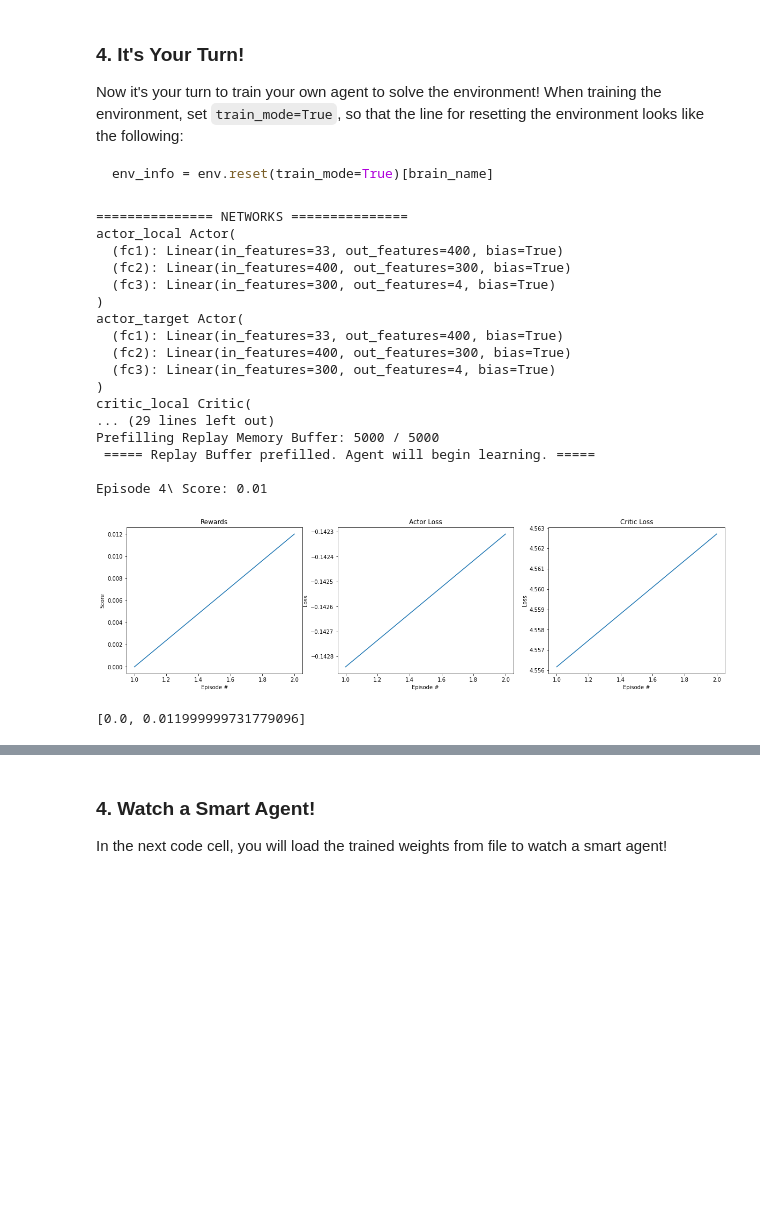
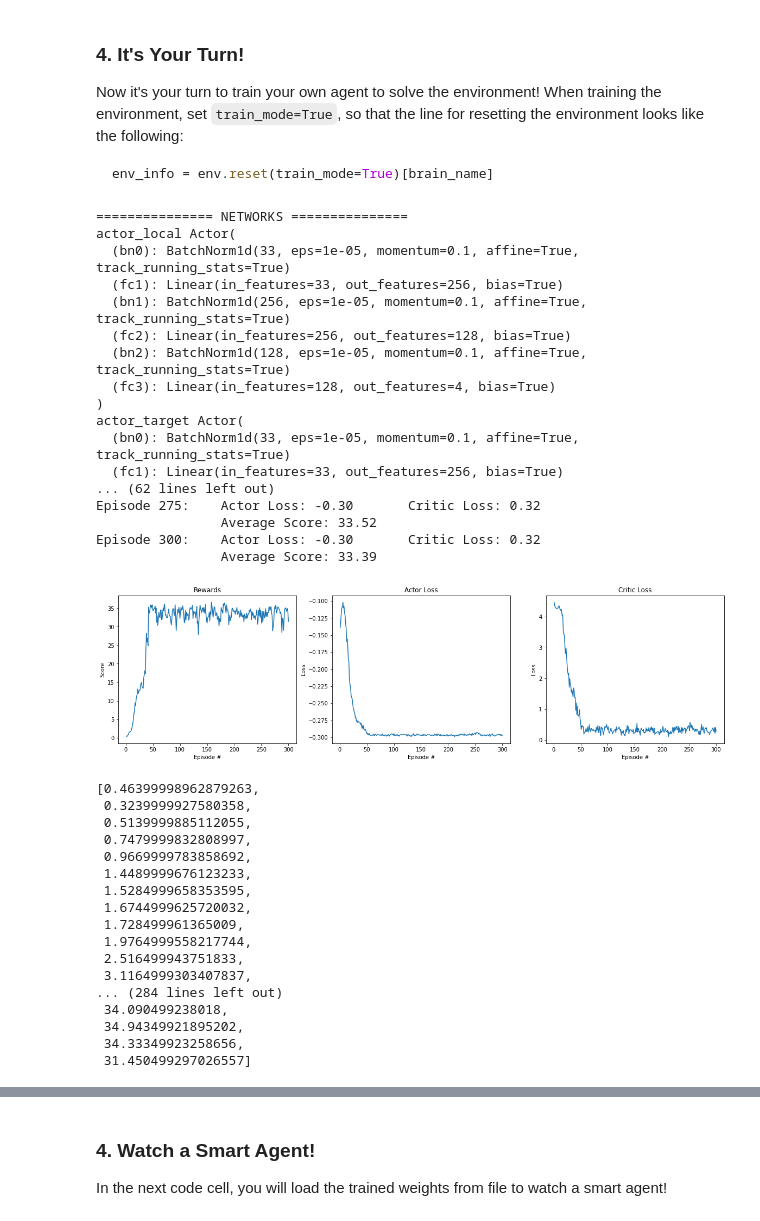
Before and after one commit to derektan95/Deep-Reinforcement-Learning-Algorithms, a Jupyter notebook: p2_continuous-control/Reacher_MultiAgent_Control_Exercise/MultiAgent_Continuous_Control.ipynb, the cells around one changed output, grey strips where cells are left out. Drawn from its saved outputs; the diff is of its cells as text; code cells hidden in the pictures; blank space fills up the shorter version.

Commit message:
[UPDATE] Updated results to contain graphs, incuding those from parameter sweep.

```diff
--- a/p2_continuous-control/Reacher_MultiAgent_Control_Exercise/MultiAgent_Continuous_Control.ipynb
+++ b/p2_continuous-control/Reacher_MultiAgent_Control_Exercise/MultiAgent_Continuous_Control.ipynb
@@ -194,17 +191,19 @@ def d4pg(params=Params(), logger=Logger()):
                 torch.save(agent.critic_local.state_dict(), "weights/checkpoint_critic/checkpoint_critic_ep{}.pth".format(i_episode))
 
             if i_episode % params.print_every == 0:
-                print('\rEpisode {}: \tActor Loss: {:.2f}\n\tAverage Score: {:.2f}'.format(i_episode, np.mean(logger.actor_loss_deque), np.mean(logger.scores_deque)))
+                print('\rEpisode {}: \tActor Loss: {:.2f} \tCritic Loss: {:.2f} \n\t\tAverage Score: {:.2f}'
+                      .format(i_episode, np.mean(logger.actor_loss_deque), np.mean(logger.critic_loss_deque), np.mean(logger.scores_deque)))
 
-                if np.mean(logger.scores_deque) >= target_score:
+                if np.mean(logger.scores_deque) >= params.target_score:
                     print('\nEnvironment solved in {:d} episodes!\tAverage Score: {:.2f}'
                           .format(i_episode, np.mean(logger.scores_deque)))
-                    torch.save(agent.actor_local.state_dict(), "weights/checkpoint_actor/checkpoint_actor_ep{}.pth".format(i_episode))
-                    torch.save(agent.critic_local.state_dict(), "weights/checkpoint_critic/checkpoint_critic_ep{}.pth".format(i_episode))
                     if params.terminate_on_target_score:
                         break
 
-    # Plot graphs for scores & losses
+    # Plot graphs & save final weights
+    torch.save(agent.actor_local.state_dict(), "weights/checkpoint_actor/checkpoint_actor_ep{}.pth".format(i_episode))
+    torch.save(agent.critic_local.state_dict(), "weights/checkpoint_critic/checkpoint_critic_ep{}.pth".format(i_episode))
+
     if params.plot_stats:
         logger.plot_stats()
 
@@ -212,42 +211,58 @@ def d4pg(params=Params(), logger=Logger()):
 # %%
 # Params Override: Initialized in params.py
 params = Params()
 params.verbose = True
 params.random_seed = 0
 params.n_episodes=300
 params.max_t = 1000
-params.print_every = 20
+params.print_every = 25
 params.save_every = 100
 params.prefill_memory_qty=5000
 params.terminate_on_target_score = False
 params.plot_stats = True
 params.lr_actor = 5e-4
 params.lr_critic = 1e-3
 
 #### MAIN #####
 logger = Logger()
 agent = D4PG_Agent(state_size, action_size, params=params)
 d4pg(params, logger)
 # %% [output]
 =============== NETWORKS ===============
 actor_local Actor(
-  (fc1): Linear(in_features=33, out_features=400, bias=True)
-  (fc2): Linear(in_features=400, out_features=300, bias=True)
-  (fc3): Linear(in_features=300, out_features=4, bias=True)
+  (bn0): BatchNorm1d(33, eps=1e-05, momentum=0.1, affine=True, track_running_stats=True)
+  (fc1): Linear(in_features=33, out_features=256, bias=True)
+  (bn1): BatchNorm1d(256, eps=1e-05, momentum=0.1, affine=True, track_running_stats=True)
+  (fc2): Linear(in_features=256, out_features=128, bias=True)
+  (bn2): BatchNorm1d(128, eps=1e-05, momentum=0.1, affine=True, track_running_stats=True)
+  (fc3): Linear(in_features=128, out_features=4, bias=True)
 )
 actor_target Actor(
-  (fc1): Linear(in_features=33, out_features=400, bias=True)
-  (fc2): Linear(in_features=400, out_features=300, bias=True)
-  (fc3): Linear(in_features=300, out_features=4, bias=True)
-)
-critic_local Critic(
-... (29 lines left out)
-Prefilling Replay Memory Buffer: 5000 / 5000
- ===== Replay Buffer prefilled. Agent will begin learning. =====
-
-Episode 4\ Score: 0.01
+  (bn0): BatchNorm1d(33, eps=1e-05, momentum=0.1, affine=True, track_running_stats=True)
+  (fc1): Linear(in_features=33, out_features=256, bias=True)
+... (62 lines left out)
+Episode 275:    Actor Loss: -0.30       Critic Loss: 0.32
+                Average Score: 33.52
+Episode 300:    Actor Loss: -0.30       Critic Loss: 0.32
+                Average Score: 33.39
-[figure, old version]
+[figure, new version]
-[0.0, 0.011999999731779096]
+[0.46399998962879263,
+ 0.3239999927580358,
+ 0.5139999885112055,
+ 0.7479999832808997,
+ 0.9669999783858692,
+ 1.4489999676123233,
+ 1.5284999658353595,
+ 1.6744999625720032,
+ 1.728499961365009,
+ 1.9764999558217744,
+ 2.516499943751833,
+ 3.1164999303407837,
+... (284 lines left out)
+ 34.090499238018,
+ 34.94349921895202,
+ 34.33349923258656,
+ 31.450499297026557]
 # %%
 def plot_graph(logger):
 
```
Also changed, not shown: parts of 5 cells of this notebook, 15 other files.
